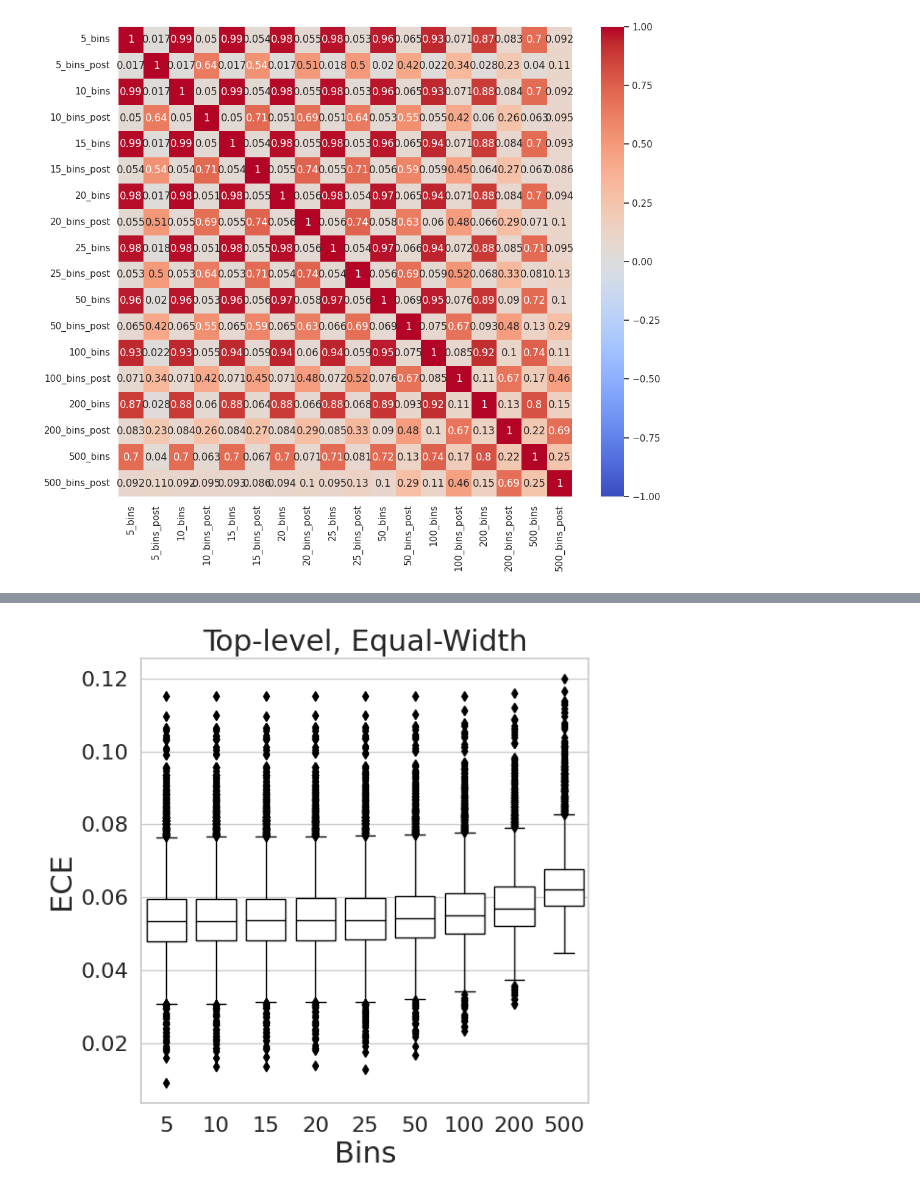
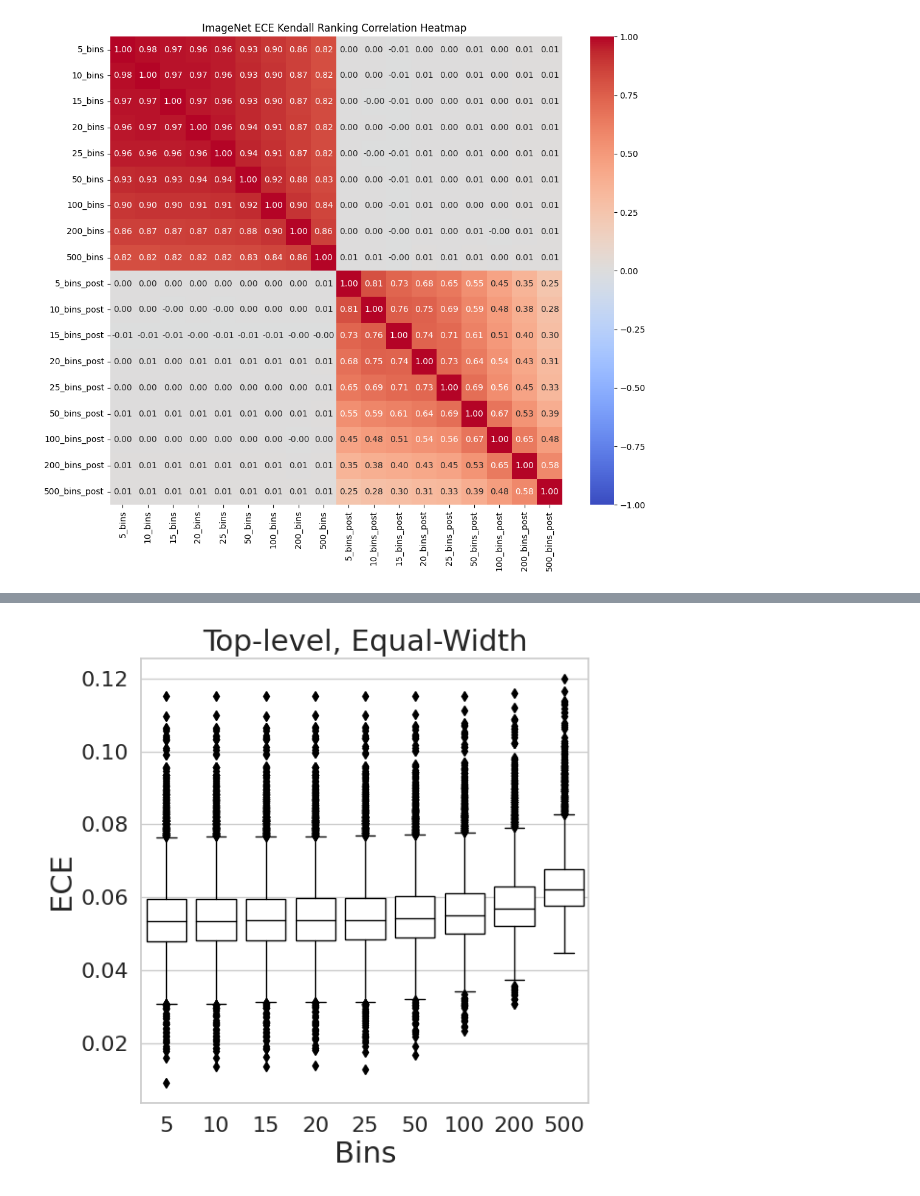
Before and after one commit to johnnyzyn/project_calibration, a Jupyter notebook: graphing.ipynb, the cells around one changed output, grey strips where cells are left out. Drawn from its saved outputs; the diff is of its cells as text; code cells hidden in the pictures.

```diff
--- a/graphing.ipynb
+++ b/graphing.ipynb
@@ -69,0 +49,19 @@ df_new.to_csv('final_results/ece.csv',index = False)
+# %%
+merged_df['ece_acc'] = merged_df['ece_acc']*100
+# %%
+merged_df.columns = ['archi_num', 'Focal_ECE', 'MMCE_ECE', 'Focal_acc', 'MMCE_acc', 'config',
+       'CE_acc', 'CE_ECE']
+# %%
+# List of columns to calculate correlation
+cols_to_corr = ['Focal_acc', 'MMCE_acc', 'CE_acc','Focal_ECE', 'MMCE_ECE', 'CE_ECE']
+
+# Calculate the correlation
+corr = merged_df[cols_to_corr].corr(method='kendall')
+
+# Print the correlation
+plt.figure(figsize=(5, 4))
+sns.heatmap(corr, annot=True, cmap='coolwarm', vmin=-1, vmax=1, fmt=".2f")
+plt.title('Kendall Correlation Between Different Losses')
+
+plt.savefig("fig/Kendall_losses.pdf", dpi=300, format='pdf', bbox_inches='tight')
+plt.show()
@@ -100,7 +100,7 @@ for index, row in df.iterrows():
 
 plot_df = ece_df
 # %%
-df_post = pd.read_csv('/home/younan/project_calibration/project_calibration/final_results/cifar10_post.csv')
+df_post = pd.read_csv('/home/younan/project_calibration/project_calibration/final_results/imagenet_post.csv')
 
 import pandas as pd
 
@@ -160,35 +128,35 @@ import pandas as pd
 import numpy as np
 import seaborn as sns
 import matplotlib.pyplot as plt
 from scipy.stats import kendalltau
 
 def nansafe_kendalltau(a, b):
     mask = ~(np.isnan(a) | np.isnan(b))
     return kendalltau(a[mask], b[mask])
 
 # Extract bin columns from plot_df and plotpost_df
 bin_columns = ['5_bins', '10_bins', '15_bins', '20_bins', '25_bins', '50_bins', '100_bins', '200_bins', '500_bins']
 
-# Rename columns in plotpost_df to have a '_pos' suffix
+# Rename columns in plotpost_df to have a '_post' suffix
 plotpost_df = plotpost_df.rename(columns={col: f"{col}_post" for col in bin_columns})
 
 # Combine both DataFrames
 combined_df = pd.concat([plot_df[bin_columns], plotpost_df], axis=1)
 
 # Calculate the Kendall ranking correlation matrix for the combined DataFrame
-all_columns = [col for col_pair in zip(bin_columns, [f"{col}_post" for col in bin_columns]) for col in col_pair]
+all_columns = bin_columns + [f"{col}_post" for col in bin_columns]
 corr_matrix = pd.DataFrame(index=all_columns, columns=all_columns)
 
 for col1 in all_columns:
     for col2 in all_columns:
         corr, _ = nansafe_kendalltau(combined_df[col1], combined_df[col2])
         corr_matrix.loc[col1, col2] = corr
 
 # Create a correlation heatmap using seaborn
 plt.figure(figsize=(12, 10))
-sns.heatmap(corr_matrix.astype(float), annot=True, cmap='coolwarm', vmin=-1, vmax=1)
-# plt.title("ImageNet ECE Kendall Ranking Correlation Heatmap ")
+sns.heatmap(corr_matrix.astype(float), annot=True, cmap='coolwarm', vmin=-1, vmax=1, fmt=".2f")
+plt.title("ImageNet ECE Kendall Ranking Correlation Heatmap ")
 plt.savefig("fig/Kendall_imagenet.pdf", dpi=300, format='pdf', bbox_inches='tight')
 plt.show()
 # %% [output]
-[figure, old version]
+[figure, new version]
```
Also changed, not shown: parts of 22 cells of this notebook, 7 other files.
